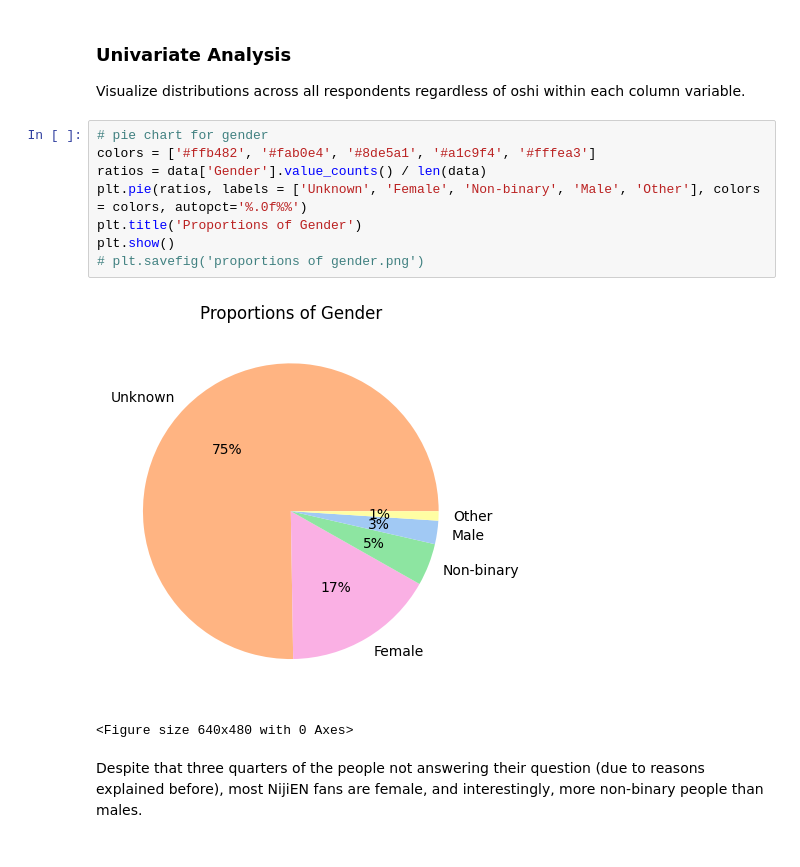
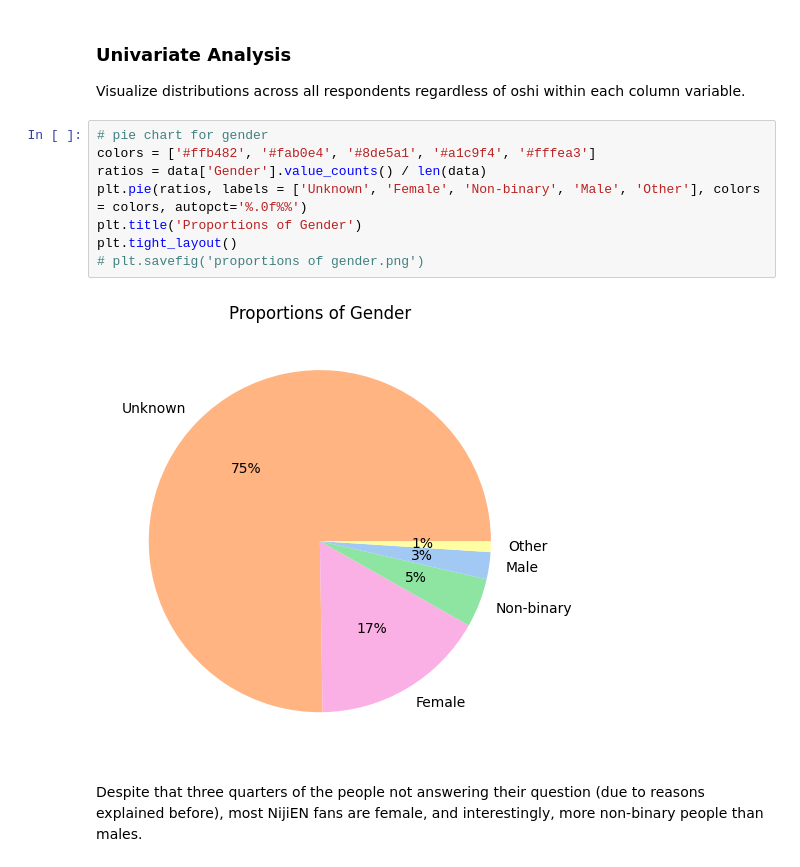
Before and after one commit to gkao25/nijiEN_fanbase_overlap, a Jupyter notebook: code.ipynb, the cells around one changed output. Saved outputs shown, nothing was run; the diff lists cells and outputs as text.

```diff
--- a/code.ipynb
+++ b/code.ipynb
@@ -430,14 +414,13 @@ Visualize distributions across all respondents regardless of oshi within each co
 # %%
 # pie chart for gender
 colors = ['#ffb482', '#fab0e4', '#8de5a1', '#a1c9f4', '#fffea3']
 ratios = data['Gender'].value_counts() / len(data)
 plt.pie(ratios, labels = ['Unknown', 'Female', 'Non-binary', 'Male', 'Other'], colors = colors, autopct='%.0f%%')
 plt.title('Proportions of Gender')
-plt.show()
+plt.tight_layout()
 # plt.savefig('proportions of gender.png')
 # %% [output]
-[figure, old version]
+[figure, new version]
-<Figure size 640x480 with 0 Axes>
 # %% [markdown]
 Despite that three quarters of the people not answering their question (due to reasons explained before), most NijiEN fans are female, and interestingly, more non-binary people than males.
 # %%
```
Also changed, not shown: parts of 12 cells of this notebook, 2 other files.
